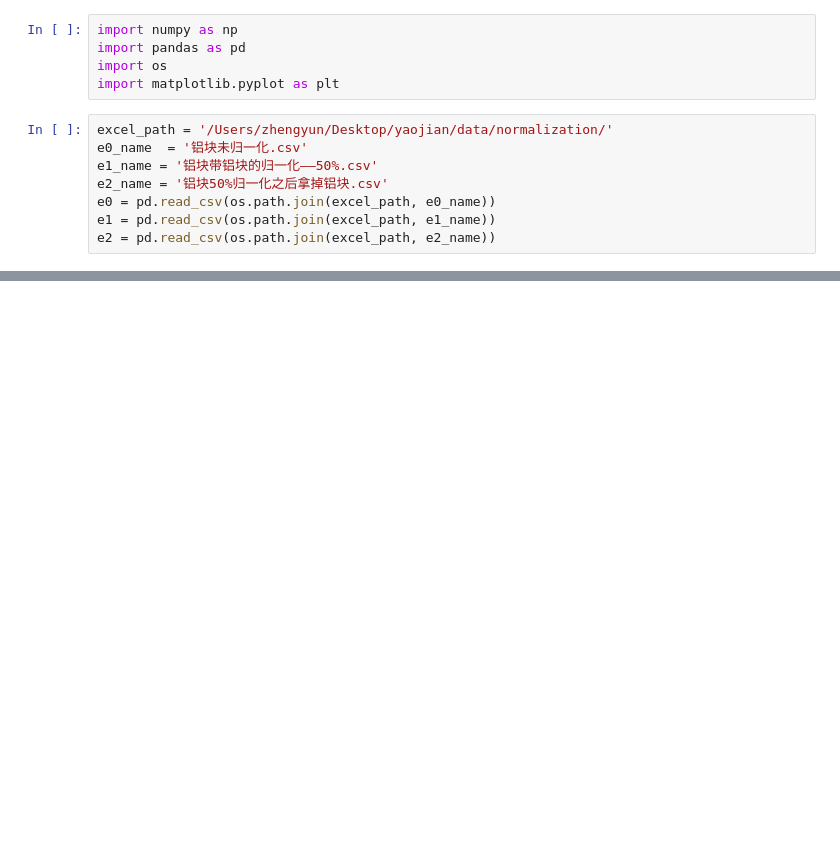
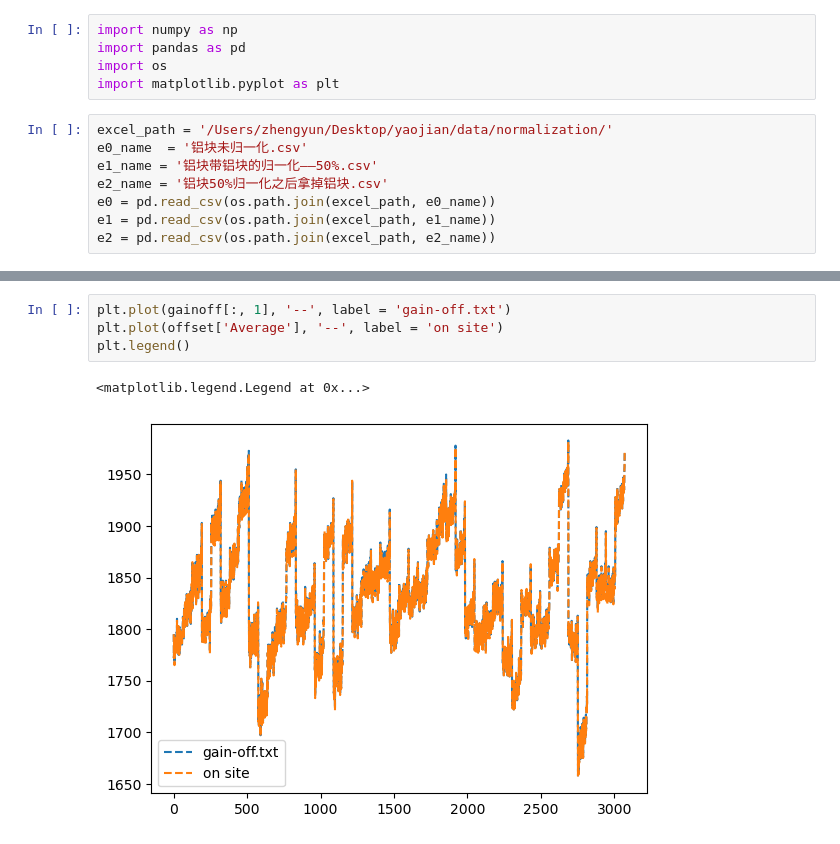
Before and after one commit to yaojian95/jt_ore_sorting, a Jupyter notebook: normalization.ipynb, the cells around one changed output, grey strips where cells are left out. Drawn from its saved outputs; the diff is of its cells as text; blank space fills up the shorter version.

```diff
--- a/normalization.ipynb
+++ b/normalization.ipynb
@@ -28,0 +22,7 @@ Name: Average, Length: 3072, dtype: int64
+# %%
+plt.plot(gainoff[:, 1], '--', label = 'gain-off.txt')
+plt.plot(offset['Average'], '--', label = 'on site')
+plt.legend()
+# %% [output]
+<matplotlib.legend.Legend at 0x...>
+[figure, added]
```
Also changed, not shown: parts of 8 cells of this notebook, 1 other file.
